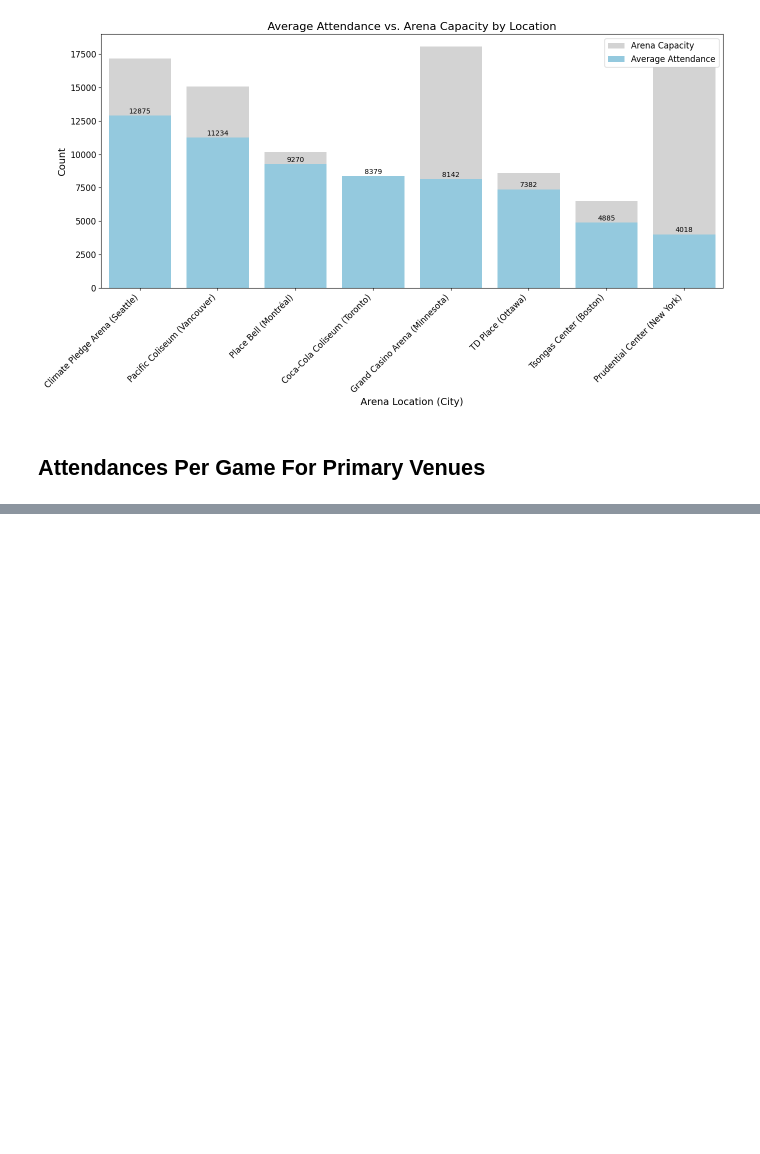
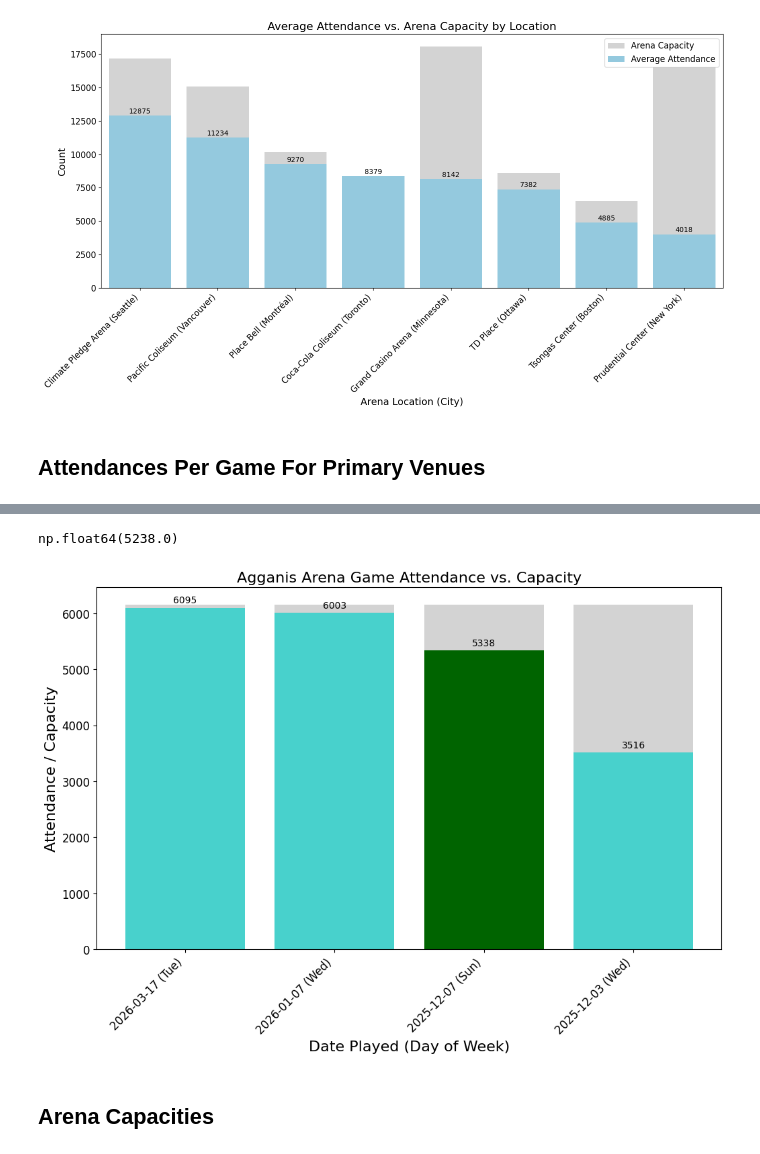
Before and after one commit to 365hockeygirl/pwhl-attendance-data-s3, a Jupyter notebook: code_to_fetch_data/Create_PWHL_Attendance_Dataset.ipynb, the cells around one changed output, grey strips where cells are left out. Saved outputs shown, nothing was run; the diff lists cells and outputs as text; code cells hidden in the pictures; blank space fills up the shorter version.

```diff
--- a/code_to_fetch_data/Create_PWHL_Attendance_Dataset.ipynb
+++ b/code_to_fetch_data/Create_PWHL_Attendance_Dataset.ipynb
@@ -399,0 +473,2 @@ for arena_name in primary_location_name_map.values():
+# %%
+agganis_games = s3_regular_season_attendance_data[s3_regular_season_attendance_data["location_name"] == "Agganis Arena"]
@@ -399,0 +483,8 @@ for arena_name in primary_location_name_map.values():
+# %%
+agganis_games['attendance'].mean()
+# %% [output]
+np.float64(5238.0)
+# %%
+fig,_,_ = plot_arena_attendance_vs_capacity("Agganis Arena", agganis_games, all_arena_capacities_df, location_name_color_map["Agganis Arena"], show_playoff_shading=False)
+# %% [output]
+[figure, added]
@@ -399,0 +493,2 @@ for arena_name in primary_location_name_map.values():
+# %% [markdown]
+## Arena Capacities
```
Also changed, not shown: parts of 42 cells of this notebook, 1 other file.
